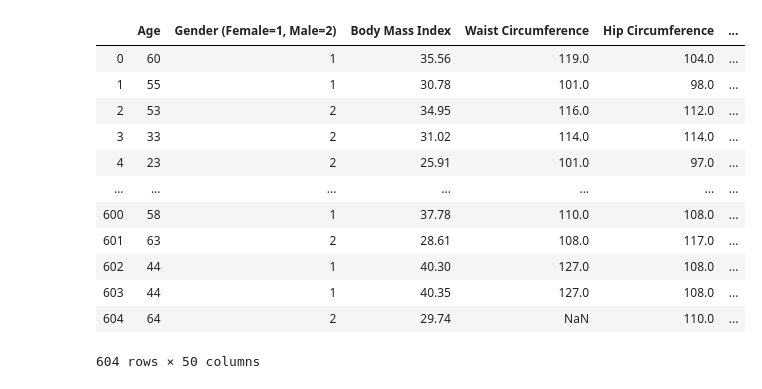
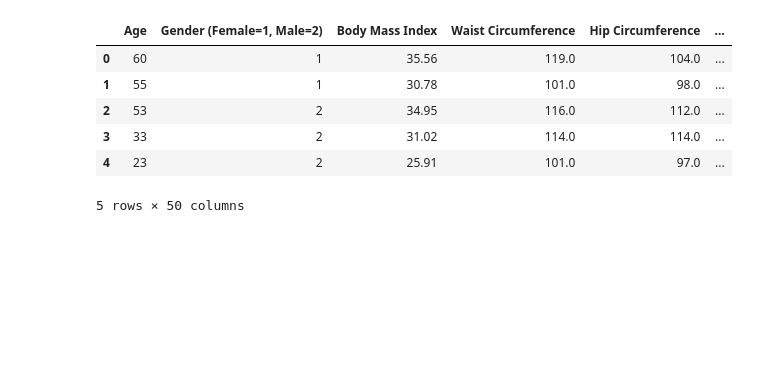
Before and after one commit to ali0jn/Nonalcoholic-Fatty-Liver-Disease, a Jupyter notebook: NAFLD_further_analysis.ipynb, the cells around one changed output. Cells and saved outputs as stored; diff of their text form; code cells hidden in the pictures; blank space fills up the shorter version.

```diff
--- a/NAFLD_further_analysis.ipynb
+++ b/NAFLD_further_analysis.ipynb
@@ -24,21 +19,15 @@ df
 # %%
 X = pd.concat([df.iloc[:,1:-13], df[['FIB-4', 'NFS']]], axis=1)
 X = X.drop(['Height', 'Weight'], axis=1)
-X
+X.head()
 # %% [output]
 |  | Age | Gender (Female=1, Male=2) | Body Mass Index | Waist Circumference | Hip Circumference | ... |
 | 0 | 60 | 1 | 35.56 | 119.0 | 104.0 | ... |
 | 1 | 55 | 1 | 30.78 | 101.0 | 98.0 | ... |
 | 2 | 53 | 2 | 34.95 | 116.0 | 112.0 | ... |
 | 3 | 33 | 2 | 31.02 | 114.0 | 114.0 | ... |
 | 4 | 23 | 2 | 25.91 | 101.0 | 97.0 | ... |
-| ... | ... | ... | ... | ... | ... | ... |
-| 600 | 58 | 1 | 37.78 | 110.0 | 108.0 | ... |
-| 601 | 63 | 2 | 28.61 | 108.0 | 117.0 | ... |
-| 602 | 44 | 1 | 40.30 | 127.0 | 108.0 | ... |
-| 603 | 44 | 1 | 40.35 | 127.0 | 108.0 | ... |
-| 604 | 64 | 2 | 29.74 | NaN | 110.0 | ... |
-604 rows × 50 columns
+5 rows × 50 columns
 # %%
 adv_fib_y = pd.DataFrame(df.iloc[:, -6])
 adv_fib_y.rename(columns={'Advanced Fibrosis (No=0, Yes=1) (If Fibrosis is 3 and above, there is Advanced Fibrosis)': 'Advanced Fibrosis'}, inplace=True)
```
Also changed, not shown: parts of 15 cells of this notebook, 3 other files.
